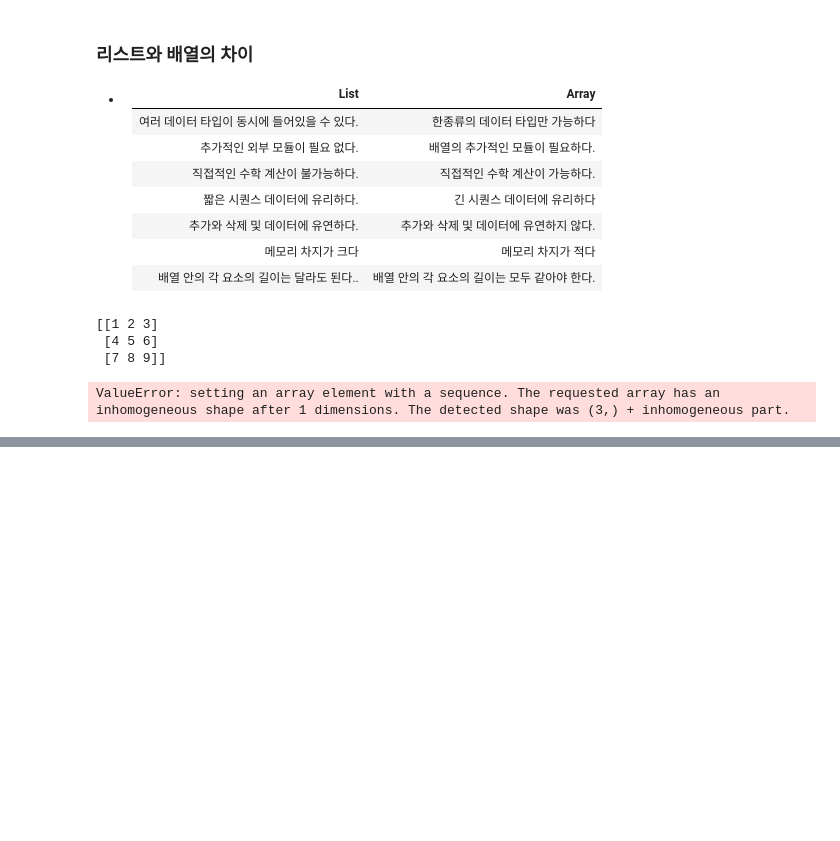
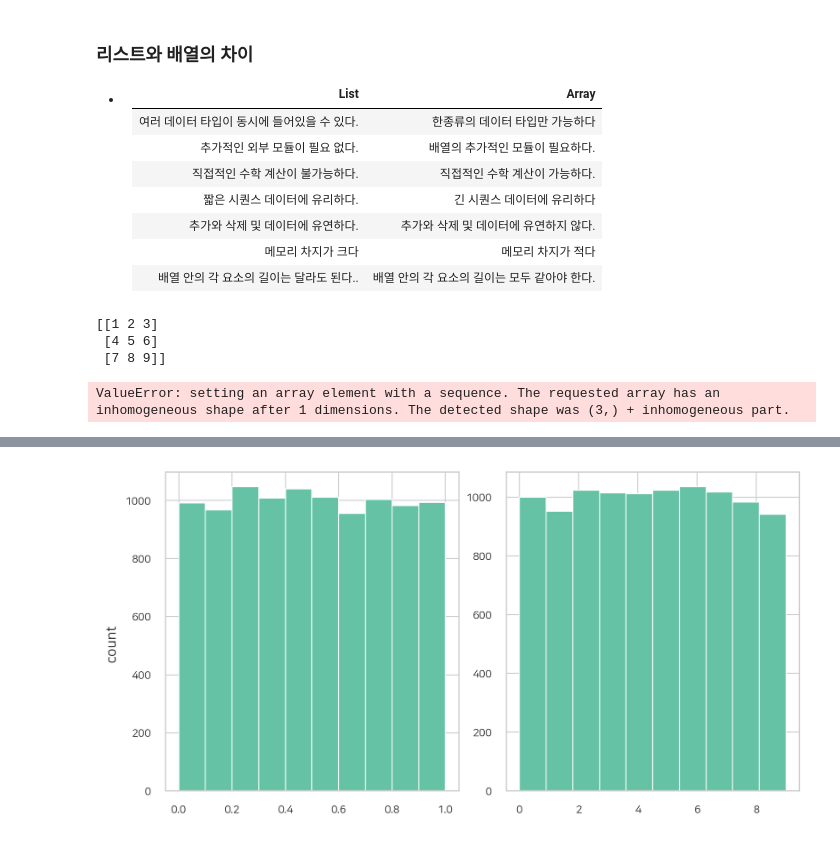
Before and after one commit to tommyjin2894/ai_study, a Jupyter notebook: code/0_basics/00_파이썬_기초.ipynb, the cells around one changed output, grey strips where cells are left out. Saved outputs shown, nothing was run; the diff lists cells and outputs as text; code cells hidden in the pictures; blank space fills up the shorter version.

```diff
--- a/code/0_basics/00_파이썬_기초.ipynb
+++ b/code/0_basics/00_파이썬_기초.ipynb
@@ -88,0 +94,28 @@ ValueError: setting an array element with a sequence. The requested array has an
+# %%
+import numpy as np
+import seaborn as sns
+import matplotlib as mpl
+import matplotlib.pyplot as plt
+import matplotlib_inline.backend_inline
+
+matplotlib_inline.backend_inline.set_matplotlib_formats("png2x") # svg, retina, png2x ...
+mpl.style.use("seaborn-v0_8")
+mpl.rcParams.update({"figure.constrained_layout.use": True})
+sns.set_context("paper")
+sns.set_palette("Set2")
+sns.set_style("whitegrid")
+
+# 시스템 폰트패밀리에 따라 변경
+plt.rc("font", family = "NanumSquareRound")
+plt.rcParams["axes.unicode_minus"] = False
+# %%
+fig, (ax_uni, ax_int) = plt.subplots(1, 2, figsize = (8,4))
+
+size = 10_000
+bins = 10
+
+ax_uni.hist(np.random.uniform(0, 1, size), bins = bins)
+ax_int.hist(np.random.randint(0, 10, size), bins = bins)
+fig.supylabel("count");
+# %% [output]
+[figure, added]
```
Also changed, not shown: parts of 1 cell of this notebook, 7 other files.
